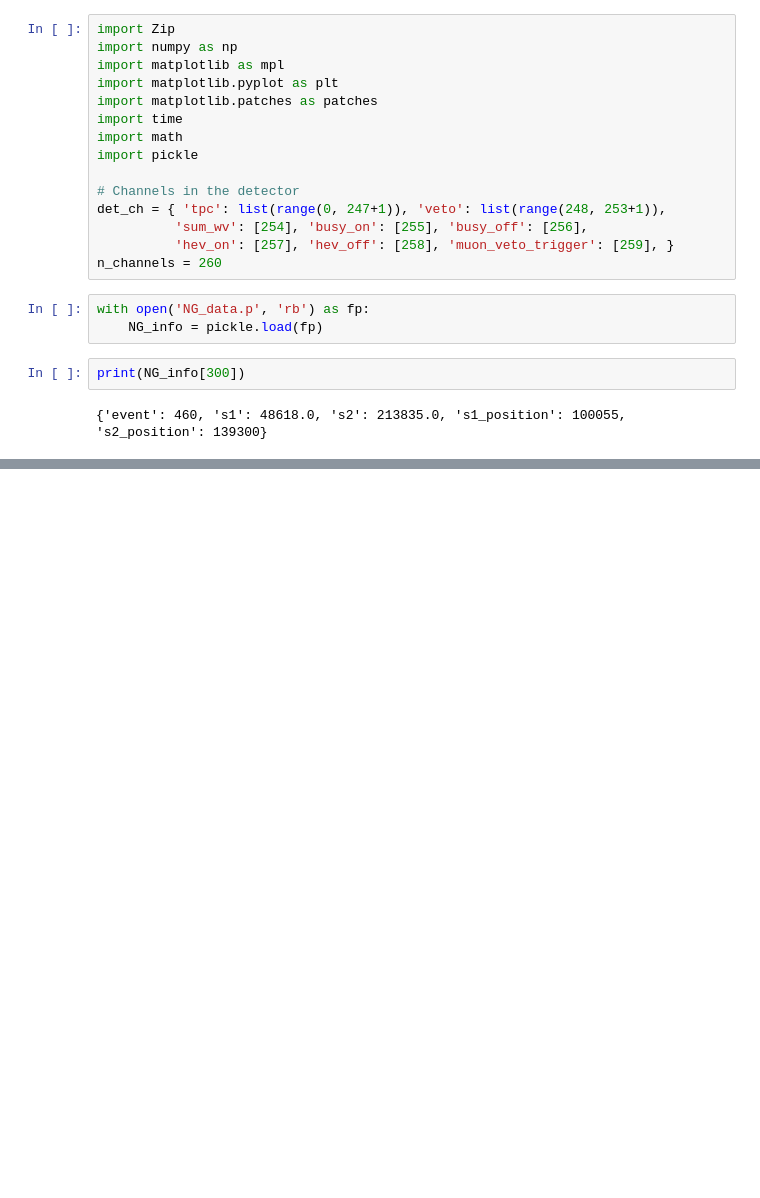
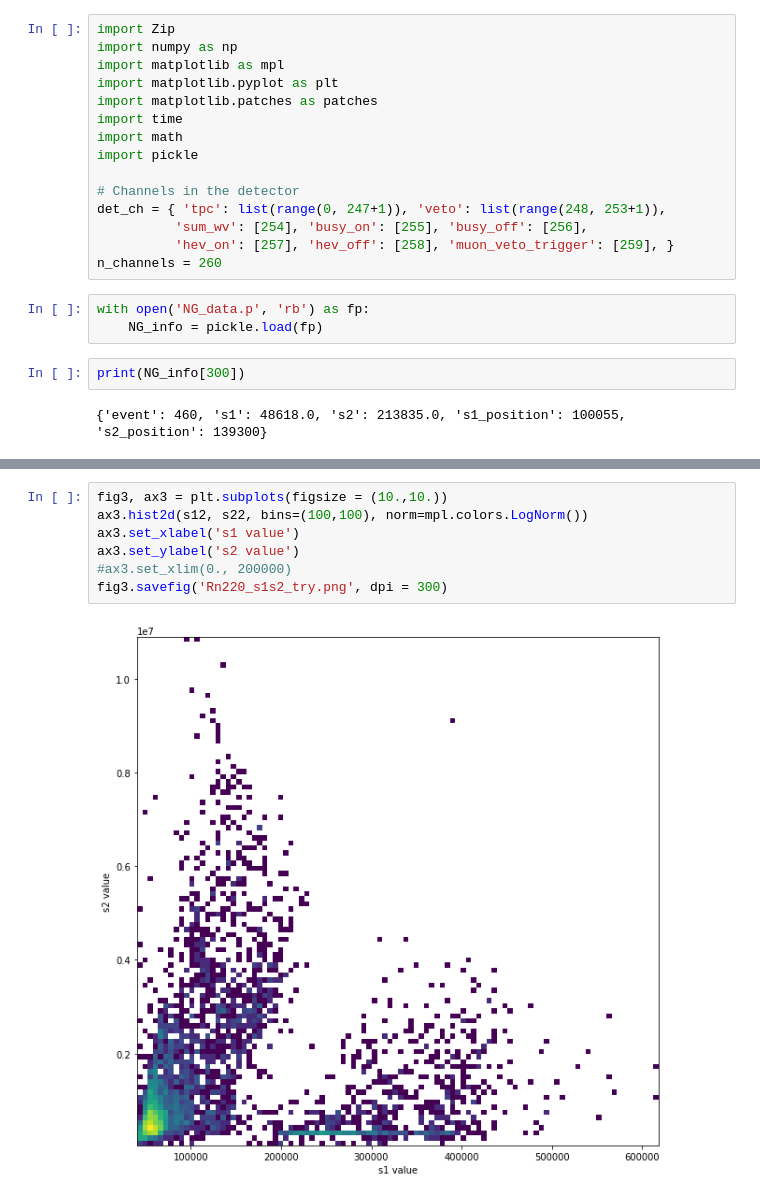
Before and after one commit to wesselrijk/XENON1T_NikhefProject, a Jupyter notebook: DataAnalysis/Correlation.ipynb, the cells around one changed output, grey strips where cells are left out. Saved outputs shown, nothing was run; the diff lists cells and outputs as text; blank space fills up the shorter version.

```diff
--- a/DataAnalysis/Correlation.ipynb
+++ b/DataAnalysis/Correlation.ipynb
@@ -49,0 +88,9 @@ fig3.savefig('s1s2.png', dpi = 300)
+# %%
+fig3, ax3 = plt.subplots(figsize = (10.,10.))
+ax3.hist2d(s12, s22, bins=(100,100), norm=mpl.colors.LogNorm())
+ax3.set_xlabel('s1 value')
+ax3.set_ylabel('s2 value')
+#ax3.set_xlim(0., 200000)
+fig3.savefig('Rn220_s1s2_try.png', dpi = 300)
+# %% [output]
+[figure, added]
```
Also changed, not shown: parts of 5 cells of this notebook, 9 other files.
